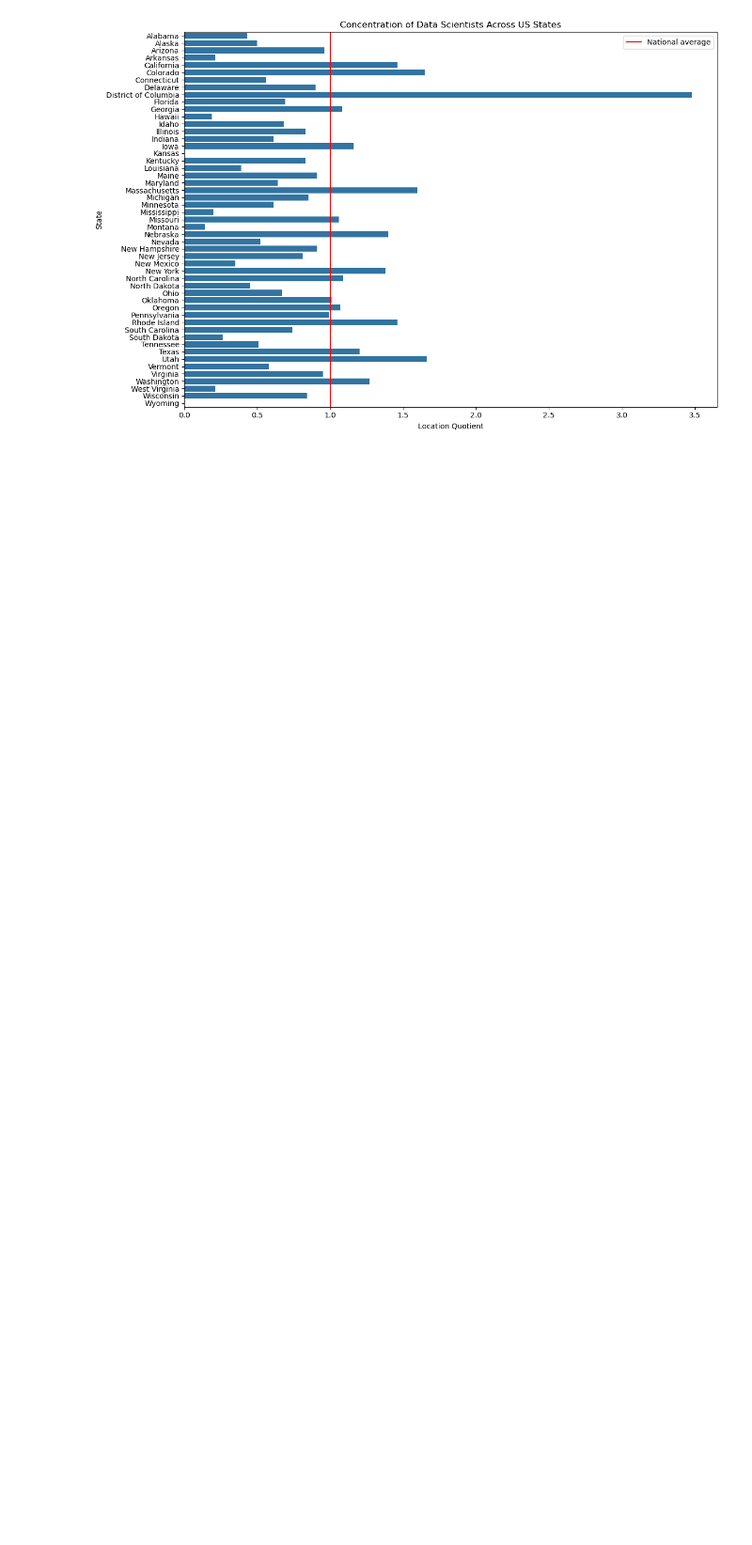
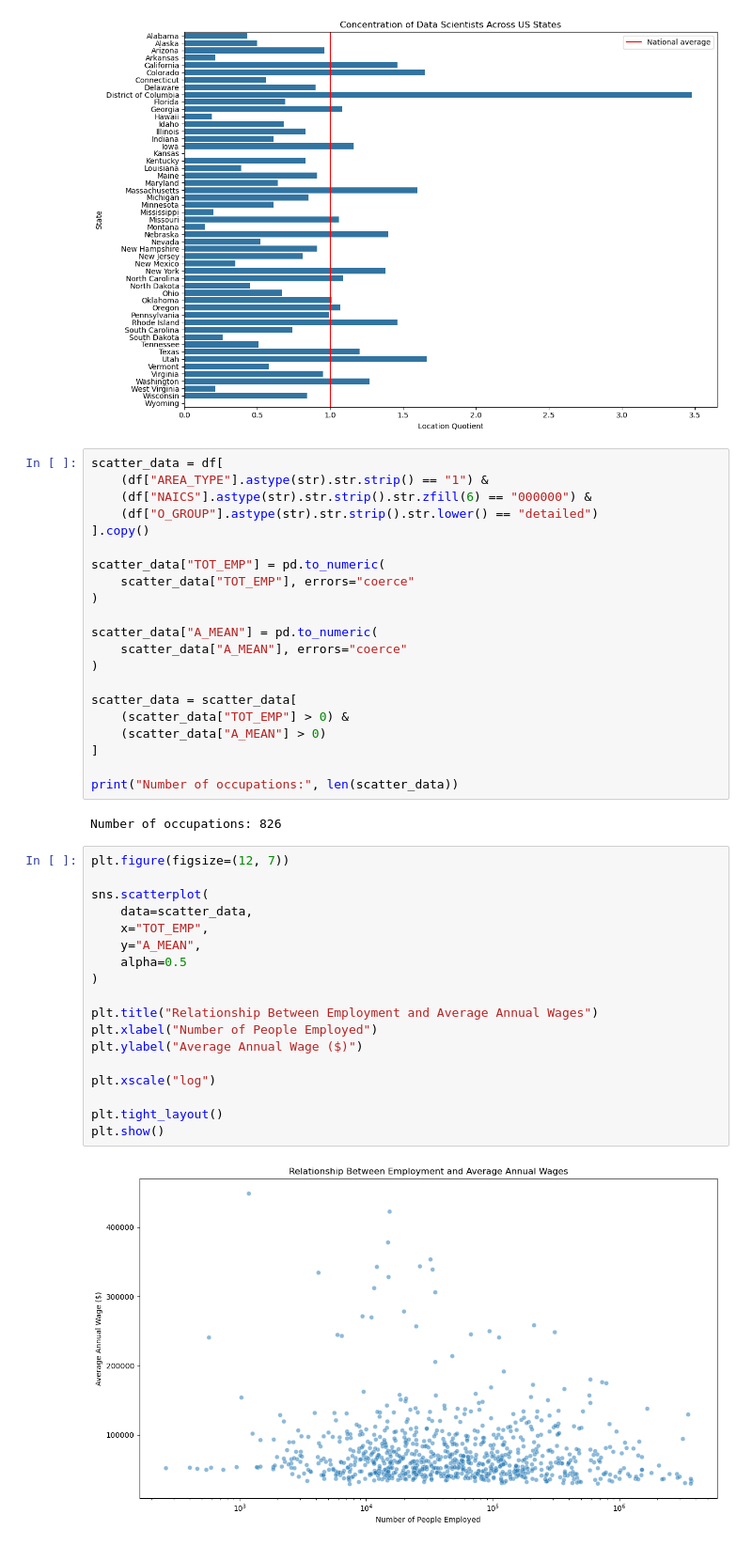
Before and after one commit to eliascari/US-Employment-Data-Analysis-CA1-EliasCari-2023275, a Jupyter notebook: USA-Employment-Data-Analysis.ipynb, the cells around one changed output. Shown at 94% size. Saved outputs shown, nothing was run; the diff lists cells and outputs as text; blank space fills up the shorter version.

Commit message:
Scatter plot using TOT_EMP and A_MEAN
here i tried to see if occupations with more employees tend to have higher or lower wages, but the correlation was -0.085, so almost none of correlation

```diff
--- a/USA-Employment-Data-Analysis.ipynb
+++ b/USA-Employment-Data-Analysis.ipynb
@@ -124,3 +124,46 @@ plt.tight_layout()
 plt.show()
 # %% [output]
 [figure]
+# %%
+scatter_data = df[
+    (df["AREA_TYPE"].astype(str).str.strip() == "1") &
+    (df["NAICS"].astype(str).str.strip().str.zfill(6) == "000000") &
+    (df["O_GROUP"].astype(str).str.strip().str.lower() == "detailed")
+].copy()
+
+scatter_data["TOT_EMP"] = pd.to_numeric(
+    scatter_data["TOT_EMP"], errors="coerce"
+)
+
+scatter_data["A_MEAN"] = pd.to_numeric(
+    scatter_data["A_MEAN"], errors="coerce"
+)
+
+scatter_data = scatter_data[
+    (scatter_data["TOT_EMP"] > 0) &
+    (scatter_data["A_MEAN"] > 0)
+]
+
+print("Number of occupations:", len(scatter_data))
+# %% [output]
+Number of occupations: 826
+# %%
+plt.figure(figsize=(12, 7))
+
+sns.scatterplot(
+    data=scatter_data,
+    x="TOT_EMP",
+    y="A_MEAN",
+    alpha=0.5
+)
+
+plt.title("Relationship Between Employment and Average Annual Wages")
+plt.xlabel("Number of People Employed")
+plt.ylabel("Average Annual Wage ($)")
+
+plt.xscale("log")
+
+plt.tight_layout()
+plt.show()
+# %% [output]
+[figure, added]
```
Also changed, not shown: parts of 1 cell of this notebook.
